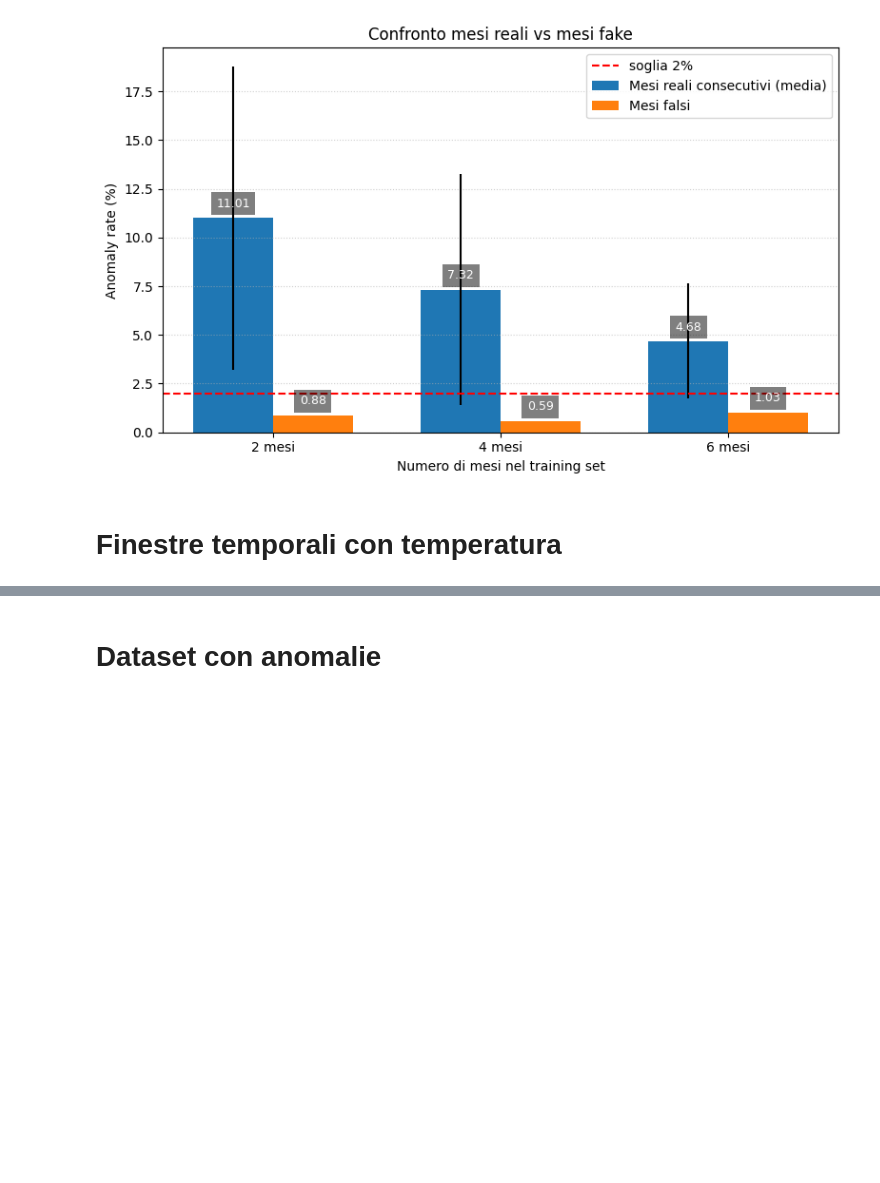
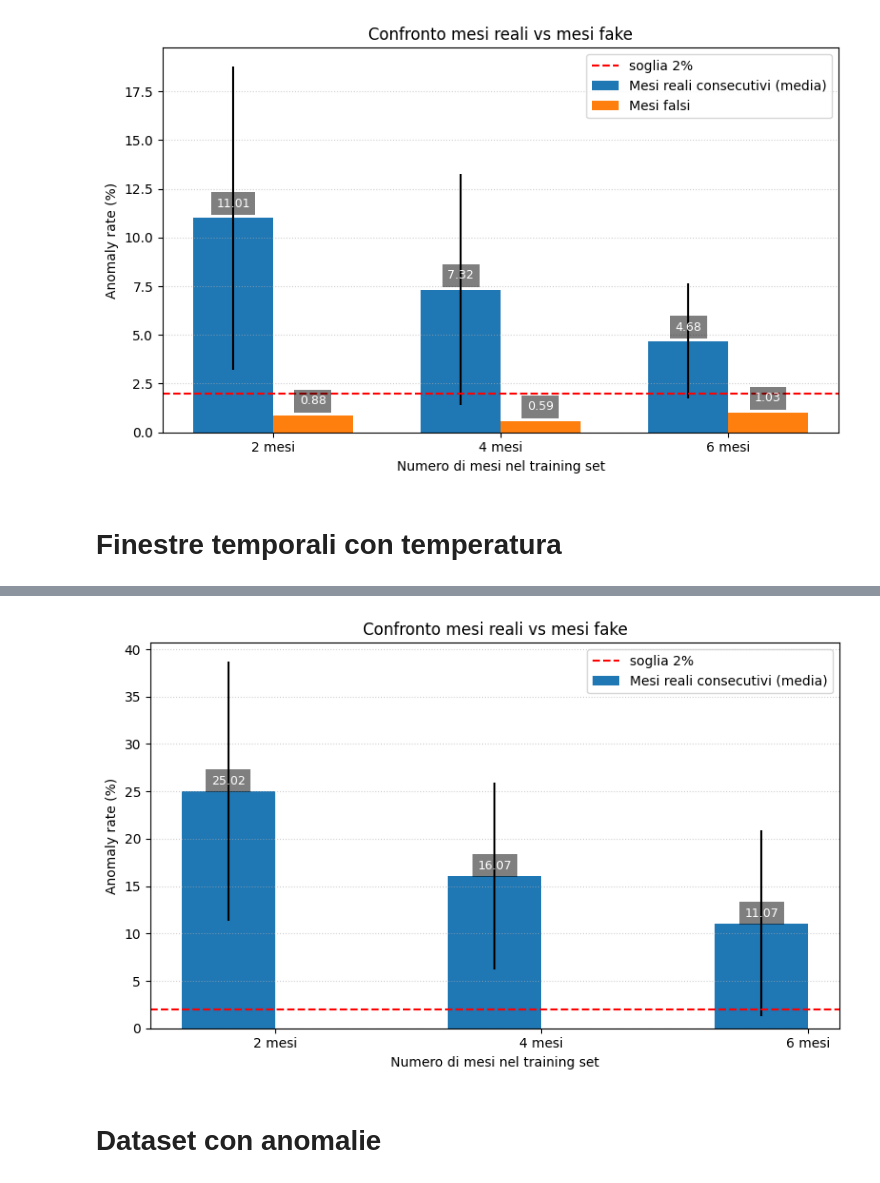
Before and after one commit to RickyF404/Tesi, a Jupyter notebook: Isolation_Forest.ipynb, the cells around one changed output, grey strips where cells are left out. Cells and saved outputs as stored; diff of their text form; code cells hidden in the pictures; blank space fills up the shorter version.

```diff
--- a/Isolation_Forest.ipynb
+++ b/Isolation_Forest.ipynb
@@ -447,8 +447,8 @@ for m in range(1, n_months - window_size + 2):
 
   train_months = sorted(train_df["timestamp"].dt.to_period("M").unique())
 
-  results.append({"train_months": [str(x) for x in train_months] , "anomaly rate": anomaly})
+  results.append({"train_months": [str(x) for x in train_months] , "window_size": len(train_months), "anomaly rate": anomaly})
 
-results_df = pd.DataFrame(results)
-print(results_df)
+results_df_2m = pd.DataFrame(results)
+print(results_df_2m)
 # %% [output]
@@ -483,8 +483,8 @@ for m in range(1, n_months - window_size + 2):
 
   train_months = sorted(train_df["timestamp"].dt.to_period("M").unique())
 
-  results.append({"train_months": [str(x) for x in train_months] , "anomaly rate": anomaly})
+  results.append({"train_months": [str(x) for x in train_months] , "window_size": len(train_months), "anomaly rate": anomaly})
 
-results_df = pd.DataFrame(results)
-print(results_df)
+results_df_4m = pd.DataFrame(results)
+print(results_df_4m)
 # %% [output]
@@ -517,8 +517,8 @@ for m in range(1, n_months - window_size + 2):
 
   train_months = sorted(train_df["timestamp"].dt.to_period("M").unique())
 
-  results.append({"train_months": [str(x) for x in train_months] , "anomaly rate": anomaly})
+  results.append({"train_months": [str(x) for x in train_months] , "window_size": len(train_months), "anomaly rate": anomaly})
 
-results_df = pd.DataFrame(results)
-print(results_df)
+results_df_6m = pd.DataFrame(results)
+print(results_df_6m)
 # %% [output]
@@ -533,3 +542,51 @@ print(results_df)
+# %%
+labels = ["2 mesi", "4 mesi", "6 mesi"]
+real_results_df = pd.concat([results_df_2m, results_df_4m, results_df_6m])
+# salvataggio dei risultati
+real_results_df.to_csv("/content/drive/MyDrive/IF_real_T.csv", index=False)
+real_mean = real_results_df.groupby("window_size")["anomaly rate"].mean().reset_index()
+real_std = real_results_df.groupby("window_size")["anomaly rate"].std().reset_index()
+
+# fake_results_df = pd.concat([results_df_2m_fake, results_df_4m_fake, results_df_6m_fake])
+# #salvataggio risultati
+# # fake_results_df.to_csv("/content/drive/MyDrive/IF_fake.csv", index=False)
+
+x = np.arange(len(labels))
+w = 0.35
+
+fig, ax = plt.subplots(figsize=(8, 5))
+bars1 = ax.bar(x - w/2, real_mean["anomaly rate"]*100, w, yerr= real_std["anomaly rate"]*100, label="Mesi reali consecutivi (media)")
+# bars2 = ax.bar(x + w/2, fake_results_df["anomaly"]*100, w, label="Mesi falsi")
+ax.axhline(2, color="r", linestyle="--", label="soglia 2%")
+ax.set_xlabel("Numero di mesi nel training set")
+ax.set_ylabel("Anomaly rate (%)")
+ax.set_title("Confronto mesi reali vs mesi fake")
+
+ax.set_xticks(x)
+ax.set_xticklabels(labels)
+ax.legend()
+ax.grid(axis="y", linestyle=":", alpha=0.6)
+
+def add_labels(bars):
+  for bar in bars:
+    height = bar.get_height()
+    ax.text(
+        bar.get_x() + bar.get_width()/2,
+        height + 0.4,
+        f"{height:.2f}",
+        ha="center",
+        va="bottom",
+        fontsize=9,
+        color="white",
+        bbox = dict(facecolor="black", alpha=0.5, edgecolor="none")
+    )
+
+add_labels(bars1)
+# add_labels(bars2)
+plt.tight_layout()
+plt.show()
+# %% [output]
+[figure, added]
 # %% [markdown]
 # Dataset con anomalie
 # %%
```
Also changed, not shown: parts of 3 cells of this notebook.
